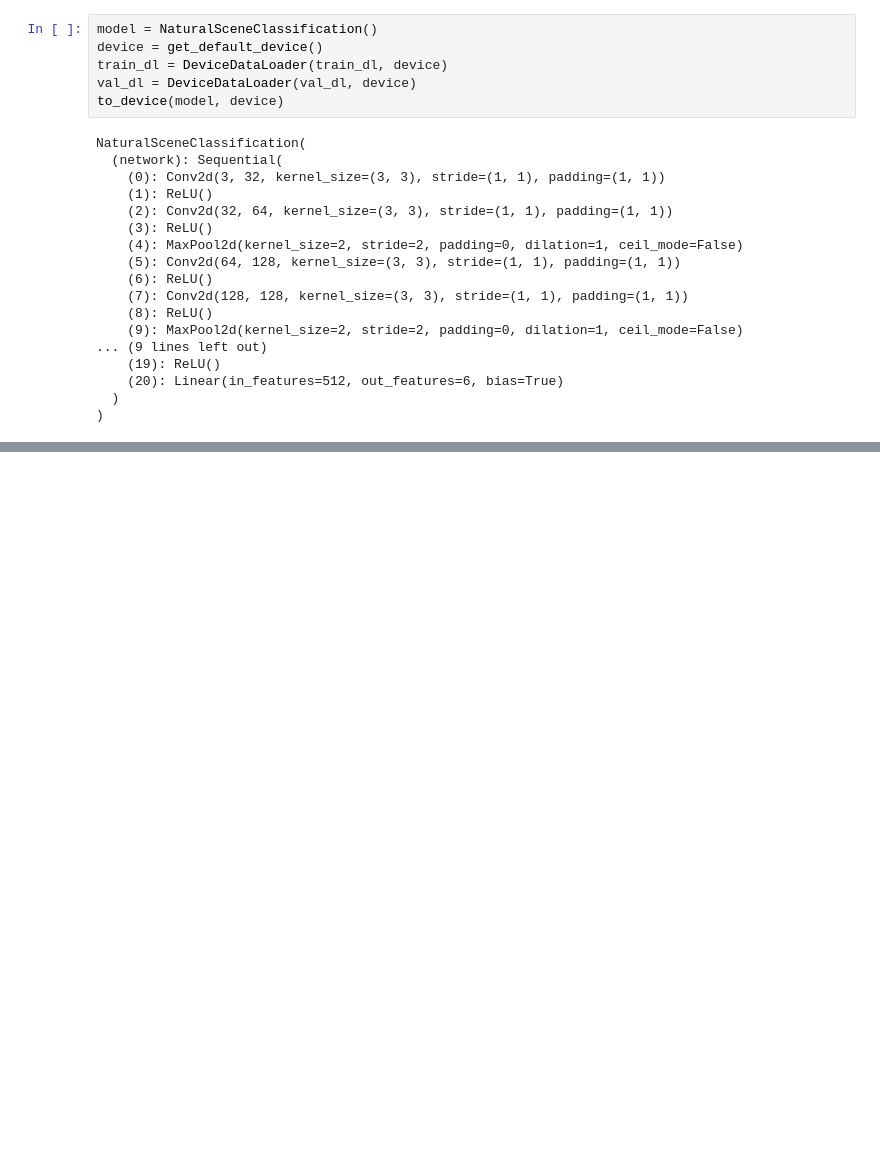
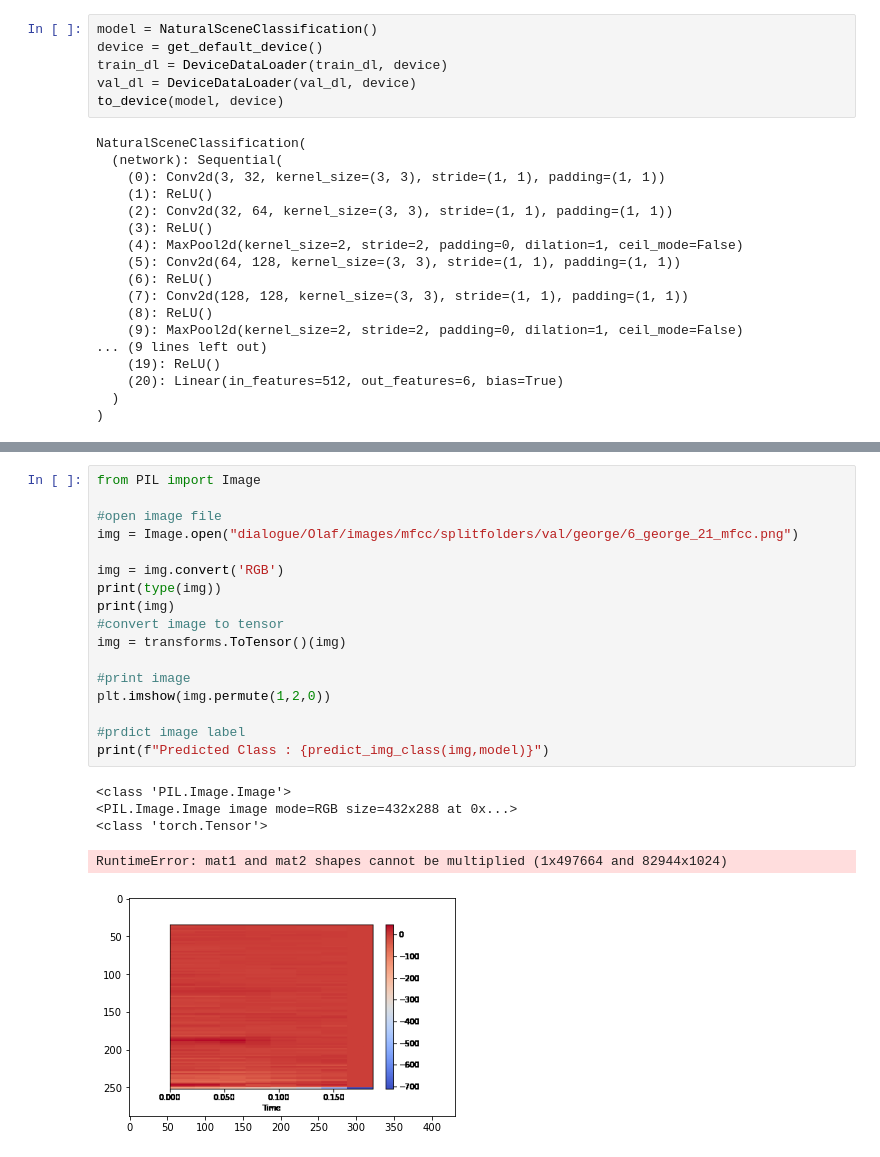
Before and after one commit to ambervb/dialogue-proj, a Jupyter notebook: CNN/CNN_Voice_YesNo.ipynb, the cells around one changed output, grey strips where cells are left out. Cells and saved outputs as stored; diff of their text form; blank space fills up the shorter version.

```diff
--- a/CNN/CNN_Voice_YesNo.ipynb
+++ b/CNN/CNN_Voice_YesNo.ipynb
@@ -332,3 +349,26 @@ plot_losses(history)
+# %%
+from PIL import Image
+
+#open image file
+img = Image.open("dialogue/Olaf/images/mfcc/splitfolders/val/george/6_george_21_mfcc.png")
+
+img = img.convert('RGB')
+print(type(img))
+print(img)
+#convert image to tensor
+img = transforms.ToTensor()(img)
+
+#print image
+plt.imshow(img.permute(1,2,0))
+
+#prdict image label
+print(f"Predicted Class : {predict_img_class(img,model)}")
+# %% [output]
+<class 'PIL.Image.Image'>
+<PIL.Image.Image image mode=RGB size=432x288 at 0x...>
+<class 'torch.Tensor'>
+RuntimeError: mat1 and mat2 shapes cannot be multiplied (1x497664 and 82944x1024)
+[figure, added]
 # %%
 #Shutting down the notebook
 
```
Also changed, not shown: parts of 13 cells of this notebook.
